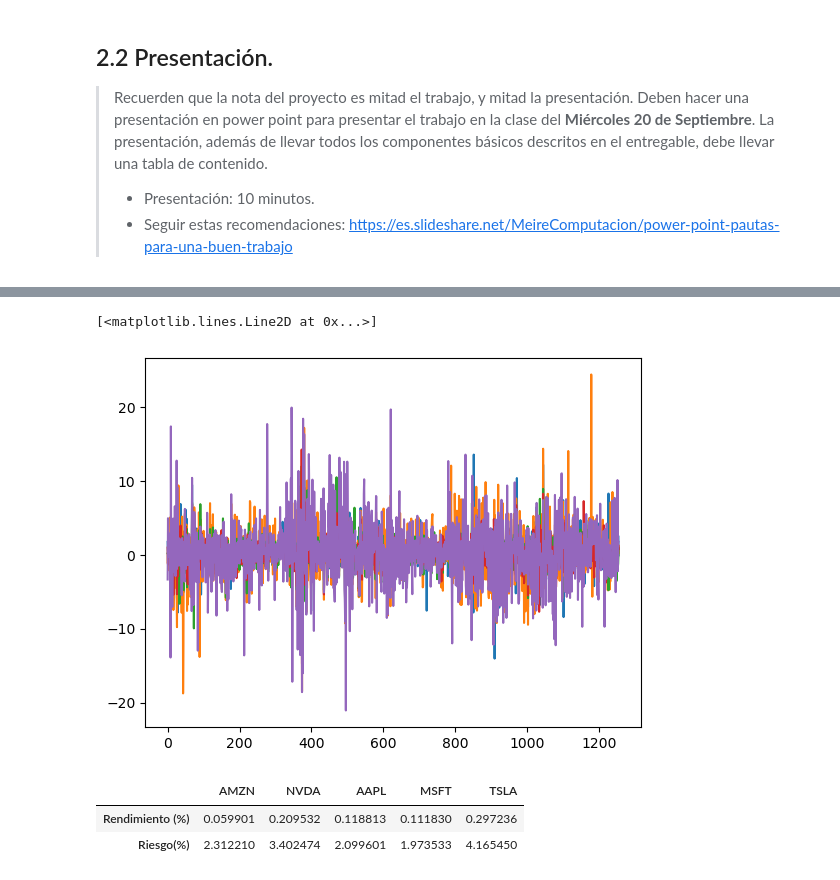
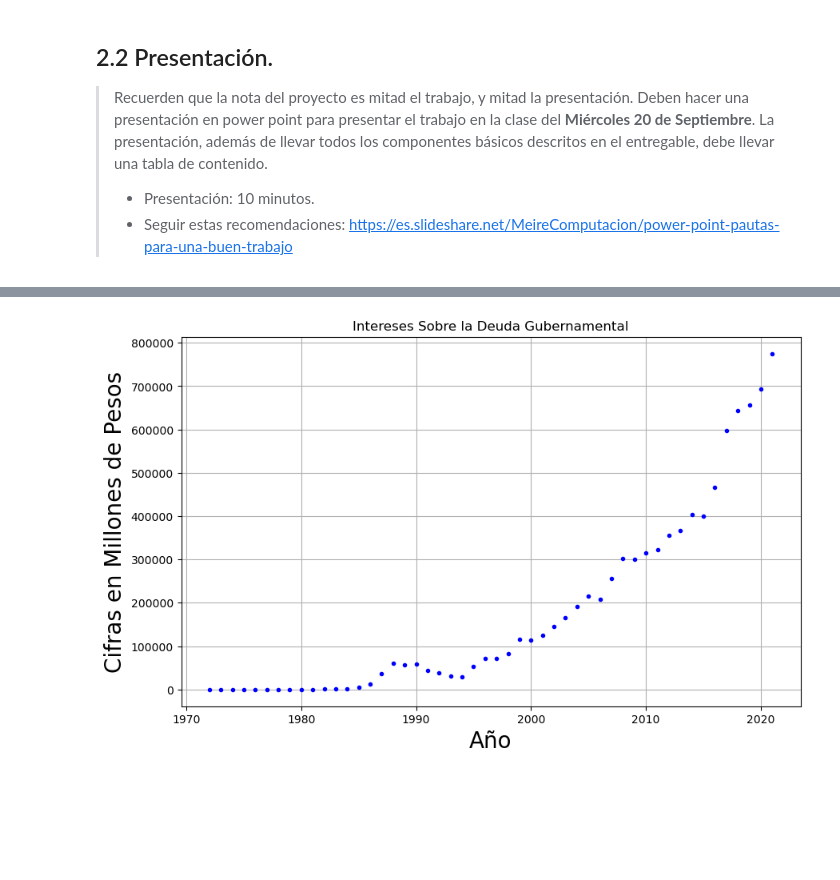
Before and after one commit to SantiagoReyess/Proyecto_SIMMAT_1, a Jupyter notebook: PM1_ReyesS_BarbaJ.ipynb, the cells around one changed output, grey strips where cells are left out. Saved outputs shown, nothing was run; the diff lists cells and outputs as text; code cells hidden in the pictures; blank space fills up the shorter version.

```diff
--- a/PM1_ReyesS_BarbaJ.ipynb
+++ b/PM1_ReyesS_BarbaJ.ipynb
@@ -160,22 +71,17 @@ plt.grid()
-# %%
-plt.plot(r1*100)
-plt.plot(r2*100)
-plt.plot(r3*100)
-plt.plot(r4*100)
-plt.plot(r5*100)
-plt..axhline(y=np.mean)
-# %% [output]
-[<matplotlib.lines.Line2D at 0x...>]
-[figure, removed]
-# %%
-resumen = pd.DataFrame(index=['Rendimiento (%)','Riesgo(%)' ])
-resumen[ticker1] = [np.mean(r1)*100,np.std(r1)*100]
-resumen[ticker2] = [np.mean(r2)*100,np.std(r2)*100]
-resumen[ticker3] = [np.mean(r3)*100,np.std(r3)*100]
-resumen[ticker4] = [np.mean(r4)*100,np.std(r4)*100]
-resumen[ticker5] = [np.mean(r5)*100,np.std(r5)*100]
-resumen
-# %% [output]
-|  | AMZN | NVDA | AAPL | MSFT | TSLA |
-| Rendimiento (%) | 0.059901 | 0.209532 | 0.118813 | 0.111830 | 0.297236 |
-| Riesgo(%) | 2.312210 | 3.402474 | 2.099601 | 1.973533 | 4.165450 |
+# %%
+# Datos proporcionados
+x = np.arange(1972, 2022)
+y = np.array([5,7,11,14,20,32,41,53,75,169,417,1603,2259,4364,11591,35559,61117,57396,59466,43244,37943,30421,28490,53008,72287,70709,82917,115894,113161,125596,145674,165418,192145,215967,208698,255967,302999,300526,314151,322243,355665,367399,402738,400293,465695,597090,642805,655783,693873,775108])
+
+# Graficamos los datos
+plt.figure(figsize =(10,6))
+plt.plot(x,y,'.b')
+
+plt.title('Intereses Sobre la Deuda Gubernamental')
+plt.xlabel('Año',fontsize = 20)
+plt.ylabel('Cifras en Millones de Pesos',fontsize = 20)
+
+plt.grid()
+plt.show()
+# %% [output]
+[figure, added]
```
Also changed, not shown: parts of 13 cells of this notebook, 1 other file.
